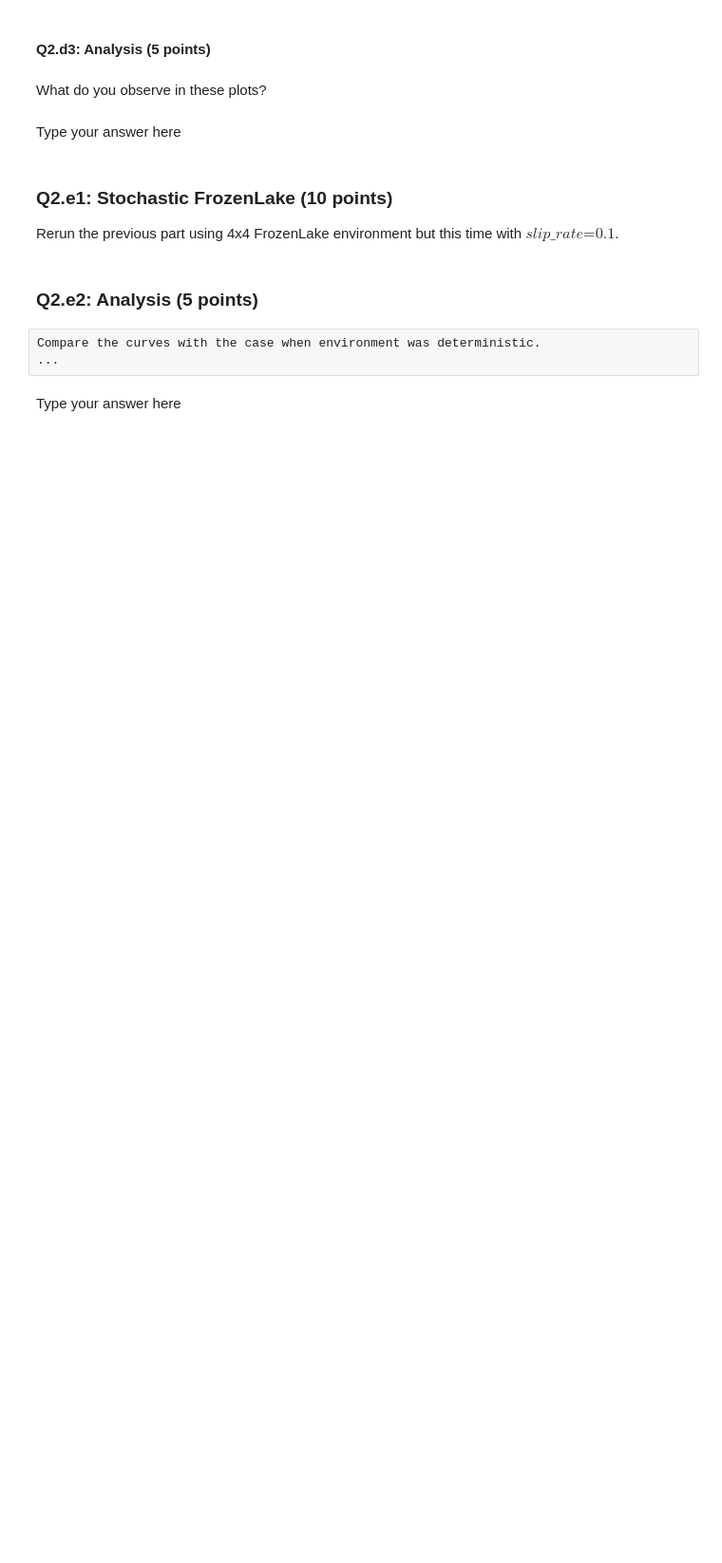
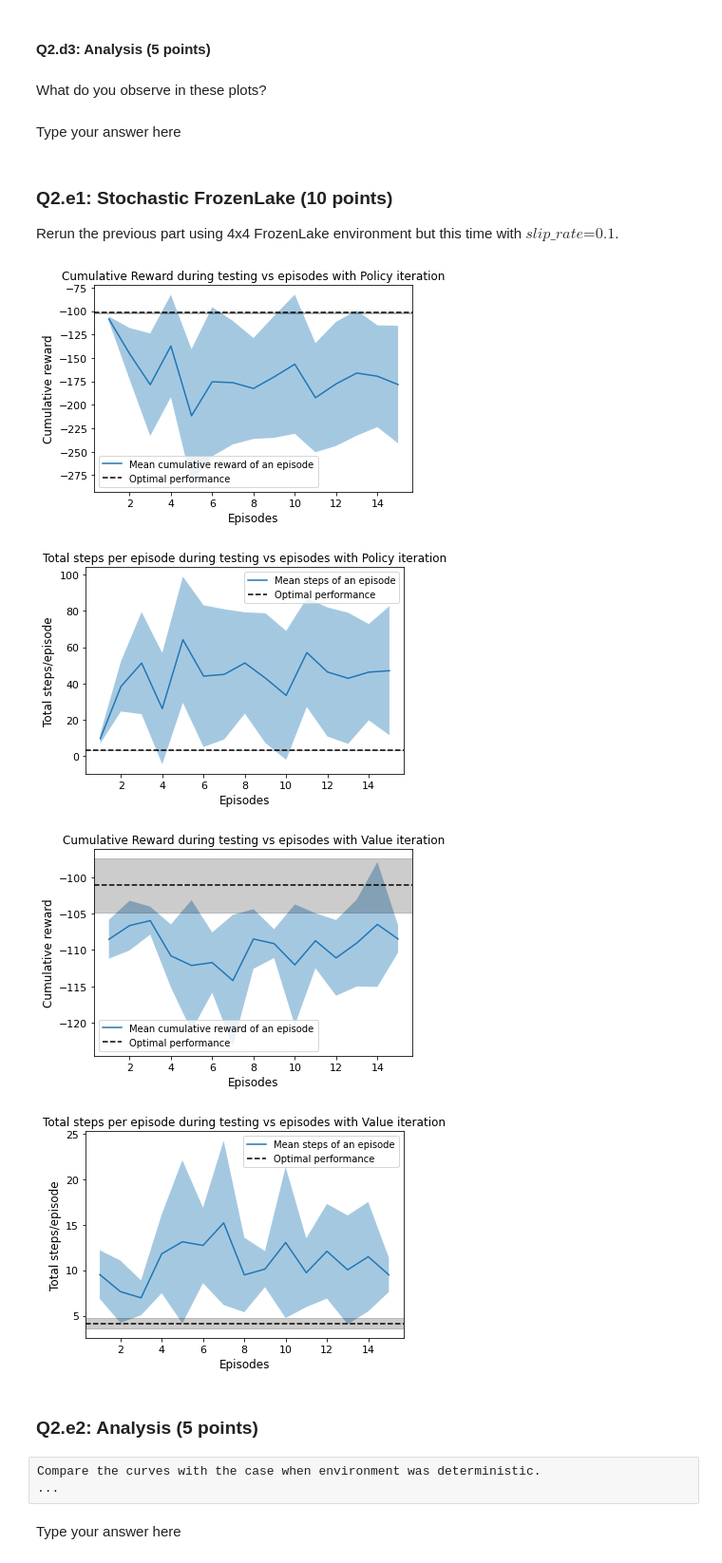
Before and after one commit to LatentDream/reinforcement-learning-intro, a Jupyter notebook: Assignment_1/main.ipynb, the cells around one changed output. Shown: that part at 95% size. Cells and saved outputs as stored; diff of their text form; code cells hidden in the pictures; blank space fills up the shorter version.

```diff
--- a/Assignment_1/main.ipynb
+++ b/Assignment_1/main.ipynb
@@ -1278,19 +1303,23 @@ Rerun the previous part using 4x4 FrozenLake environment but this time with $\te
 # %%
 # Define the env=...
 # ----------------------------------------------
 env=FrozenLakeEnv(map_name="4x4", slip_rate=0.1)
 # ----------------------------------------------
 
 # PI
 # ----------------------------------------------
 plot_performance_policy_iteration(env)
 # ----------------------------------------------
 
 # VI
 # ----------------------------------------------
-# plot_performance_value_iteration(env)
-
+plot_performance_value_iteration(env)
 # ----------------------------------------------
+# %% [output]
+[figure, added]
+[figure, added]
+[figure, added]
+[figure, added]
 # %% [markdown]
 ### Q2.e2: Analysis (5 points)
 # %% [raw]
```
Also changed, not shown: parts of 9 cells of this notebook.
